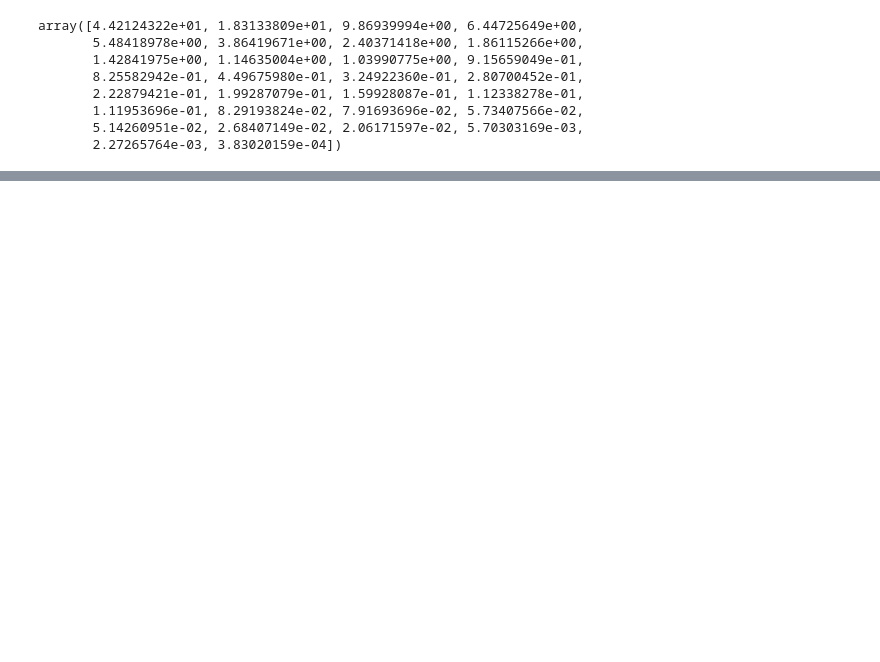
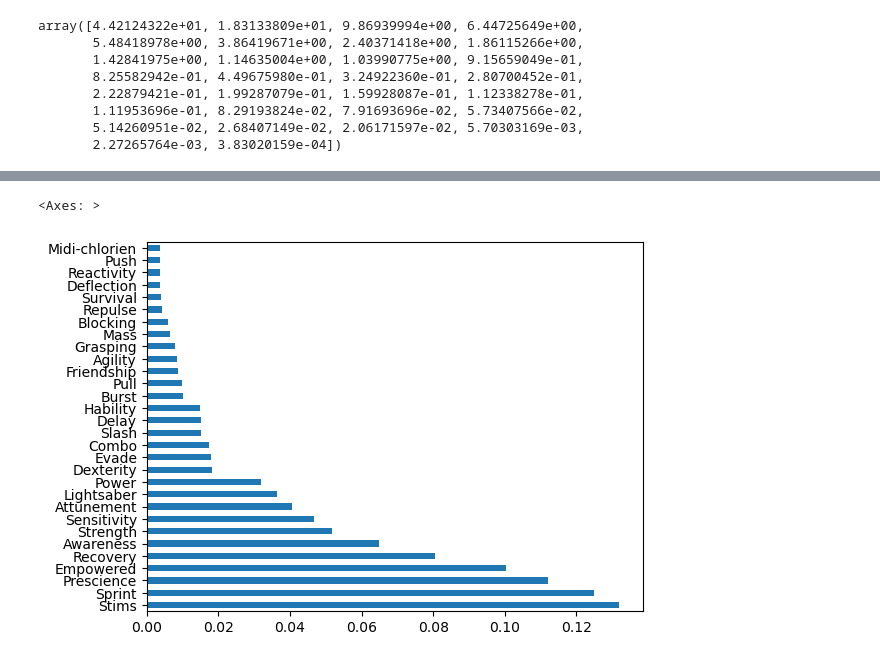
Before and after one commit to lockdoor/piscine_data_science, a Jupyter notebook: myvolume/module04/ex02/variances.ipynb, the cells around one changed output, grey strips where cells are left out. Cells and saved outputs as stored; diff of their text form; code cells hidden in the pictures; blank space fills up the shorter version.

```diff
--- a/myvolume/module04/ex02/variances.ipynb
+++ b/myvolume/module04/ex02/variances.ipynb
@@ -9,13 +15,4 @@ from sklearn.decomposition import PCA
 # %%
 # read the data
-df = pd.read_csv('myvolume/subject/data04/Train_knight.csv')
-
-# add column knight_numeric for cast column to numeric
-# df['knight_numeric'] = df['knight'].map({'Jedi': 1, 'Sith': 0})
-
-# drop the original knight column
-df.drop(columns=['knight'], inplace=True)
-
-# rename knight_numeric to knight
-# df.rename(columns={'knight_numeric': 'knight'}, inplace=True)
+df = pd.read_csv('../../subject/data04/Train_knight.csv')
 # %%
@@ -70,0 +202,3 @@ array([4.42124322e+01, 1.83133809e+01, 9.86939994e+00, 6.44725649e+00,
+# %%
+fs = pd.Series(model.feature_importances_, index=X.columns).sort_values(ascending=False)
+fs
@@ -70,0 +223,5 @@ array([4.42124322e+01, 1.83133809e+01, 9.86939994e+00, 6.44725649e+00,
+# %%
+fs.plot(kind='barh')
+# %% [output]
+<Axes: >
+[figure, added]
```
Also changed, not shown: parts of 26 cells of this notebook, 12 other files.
